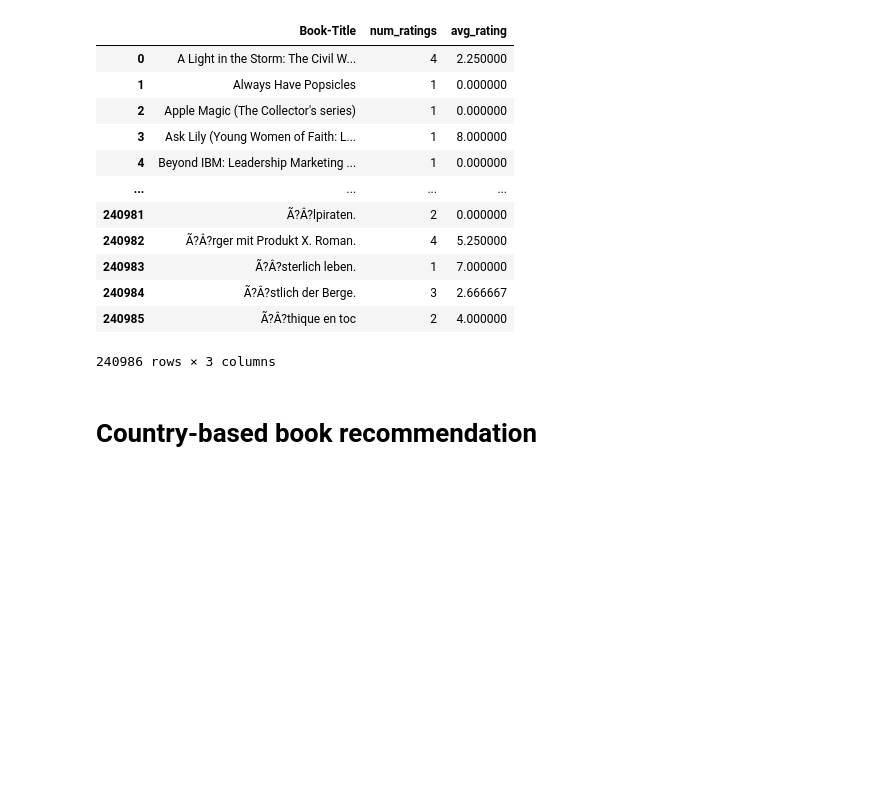
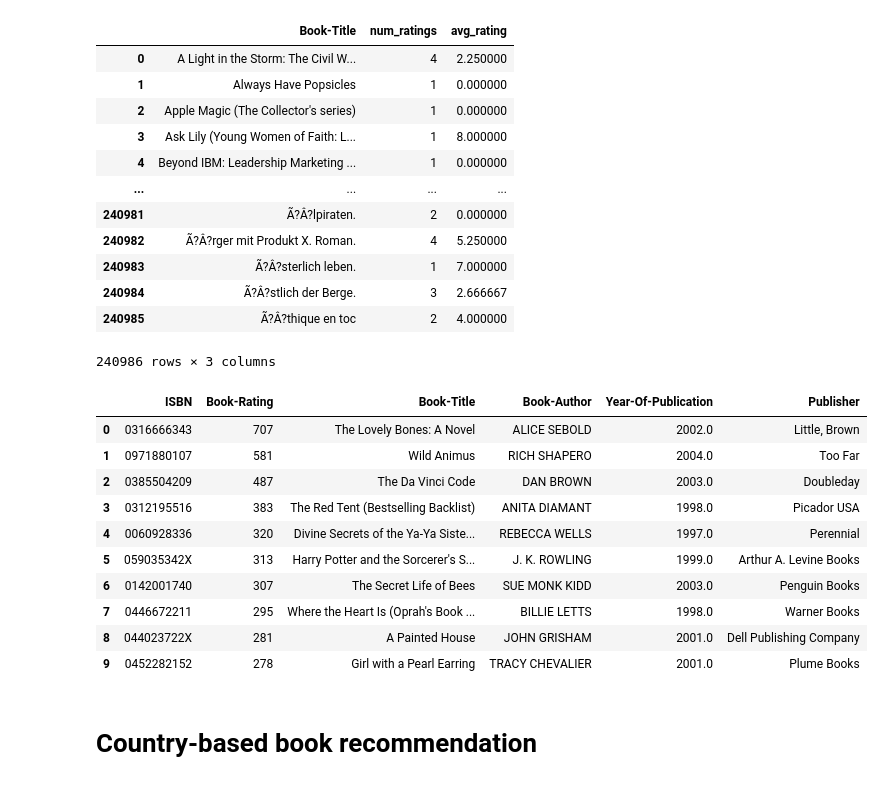
Before and after one commit to ShivaniThakur-19/Book-Recommendation-System-ML-Capstone-III, a Jupyter notebook: Book_Recommendation_System.ipynb, the cells around one changed output. Saved outputs shown, nothing was run; the diff lists cells and outputs as text; code cells hidden in the pictures; blank space fills up the shorter version.

```diff
--- a/Book_Recommendation_System.ipynb
+++ b/Book_Recommendation_System.ipynb
@@ -1049,3 +1031,17 @@ popular_df
+# %%
+most_popular(df, 10)
+# %% [output]
+|  | ISBN | Book-Rating | Book-Title | Book-Author | Year-Of-Publication | Publisher |
+| 0 | 0316666343 | 707 | The Lovely Bones: A Novel | ALICE SEBOLD | 2002.0 | Little, Brown |
+| 1 | 0971880107 | 581 | Wild Animus | RICH SHAPERO | 2004.0 | Too Far |
+| 2 | 0385504209 | 487 | The Da Vinci Code | DAN BROWN | 2003.0 | Doubleday |
+| 3 | 0312195516 | 383 | The Red Tent (Bestselling Backlist) | ANITA DIAMANT | 1998.0 | Picador USA |
+| 4 | 0060928336 | 320 | Divine Secrets of the Ya-Ya Siste... | REBECCA WELLS | 1997.0 | Perennial |
+| 5 | 059035342X | 313 | Harry Potter and the Sorcerer's S... | J. K. ROWLING | 1999.0 | Arthur A. Levine Books |
+| 6 | 0142001740 | 307 | The Secret Life of Bees | SUE MONK KIDD | 2003.0 | Penguin Books |
+| 7 | 0446672211 | 295 | Where the Heart Is (Oprah's Book ... | BILLIE LETTS | 1998.0 | Warner Books |
+| 8 | 044023722X | 281 | A Painted House | JOHN GRISHAM | 2001.0 | Dell Publishing Company |
+| 9 | 0452282152 | 278 | Girl with a Pearl Earring | TRACY CHEVALIER | 2001.0 | Plume Books |
 # %% [markdown]
 # **Country-based book recommendation**
 # %%
```
Also changed, not shown: parts of 27 cells of this notebook.
